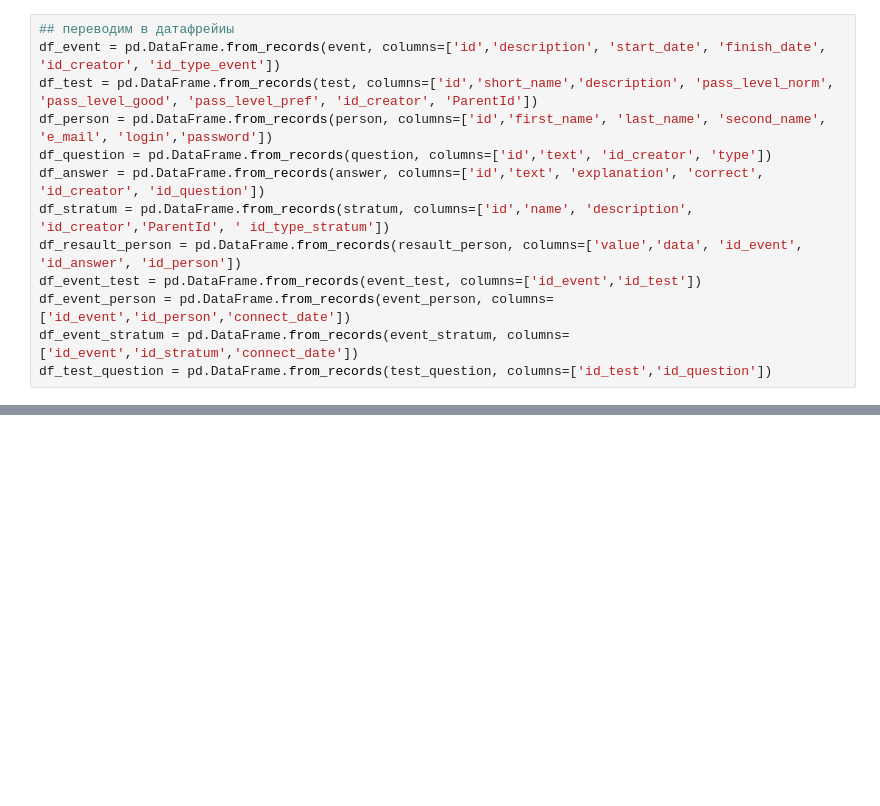
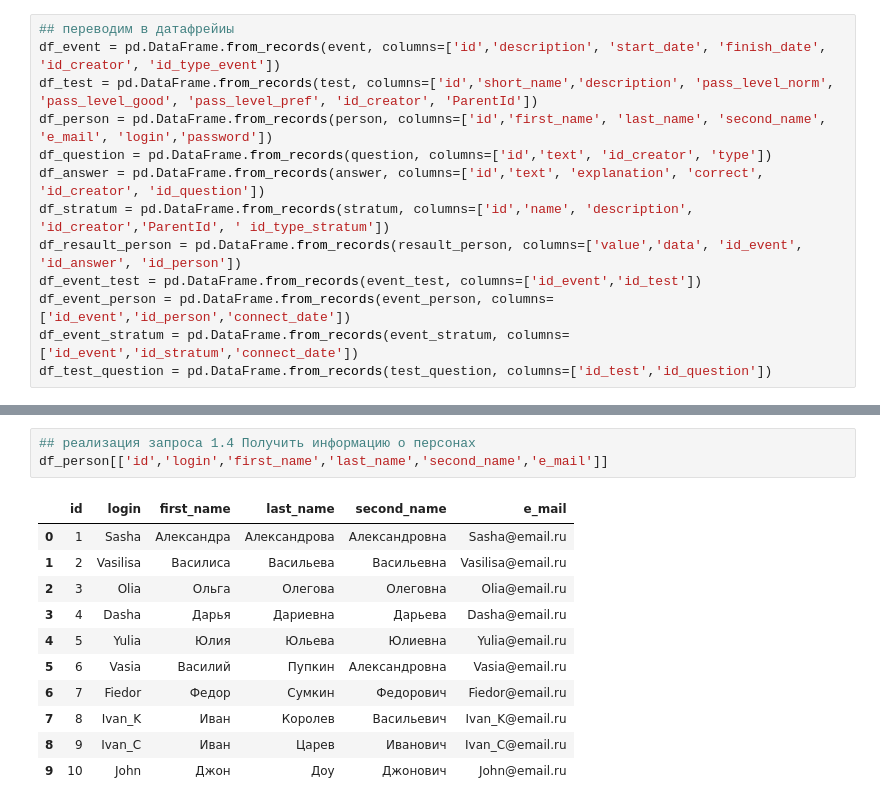
Before and after one commit to MirAlexey/netology-sql, a Jupyter notebook: Final_sql.ipynb, the cells around one changed output, grey strips where cells are left out. Cells and saved outputs as stored; diff of their text form; blank space fills up the shorter version.

```diff
--- a/Final_sql.ipynb
+++ b/Final_sql.ipynb
@@ -641,0 +679,15 @@ df_test_question = pd.DataFrame.from_records(test_question, columns=['id_test','
+# %%
+## реализация запроса 1.4 Получить информацию о персонах
+df_person[['id','login','first_name','last_name','second_name','e_mail']]
+# %% [output]
+|  | id | login | first_name | last_name | second_name | e_mail |
+| 0 | 1 | Sasha | Александра | Александрова | Александровна | Sasha@email.ru |
+| 1 | 2 | Vasilisa | Василиса | Васильева | Васильевна | Vasilisa@email.ru |
+| 2 | 3 | Olia | Ольга | Олегова | Олеговна | Olia@email.ru |
+| 3 | 4 | Dasha | Дарья | Дариевна | Дарьева | Dasha@email.ru |
+| 4 | 5 | Yulia | Юлия | Юльева | Юлиевна | Yulia@email.ru |
+| 5 | 6 | Vasia | Василий | Пупкин | Александровна | Vasia@email.ru |
+| 6 | 7 | Fiedor | Федор | Сумкин | Федорович | Fiedor@email.ru |
+| 7 | 8 | Ivan_K | Иван | Королев | Васильевич | Ivan_K@email.ru |
+| 8 | 9 | Ivan_C | Иван | Царев | Иванович | Ivan_C@email.ru |
+| 9 | 10 | John | Джон | Доу | Джонович | John@email.ru |
```
Also changed, not shown: parts of 7 cells of this notebook, 1 other file.
